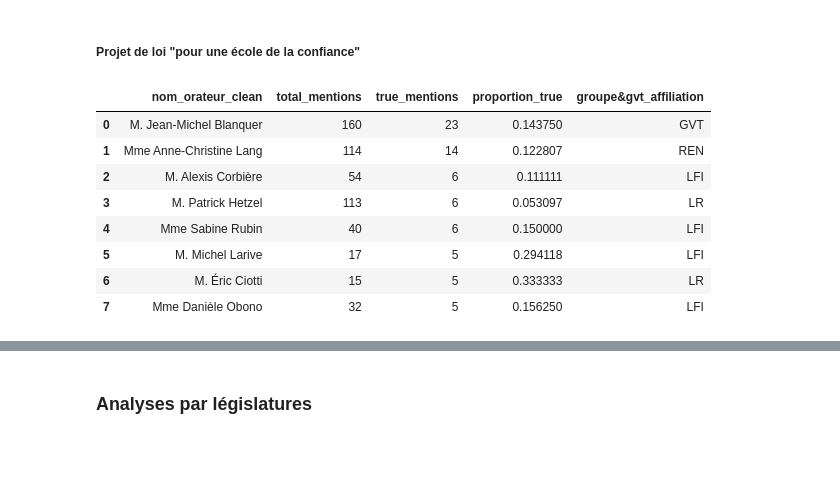
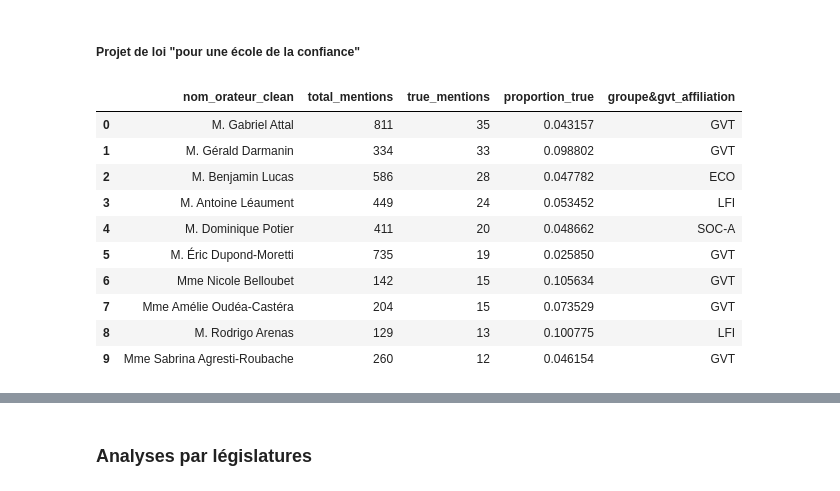
Before and after one commit to leomignot/republique-cest-quoi, a Jupyter notebook: exploration/Analyses.ipynb, the cells around one changed output, grey strips where cells are left out. Drawn from its saved outputs; the diff is of its cells as text; code cells hidden in the pictures; blank space fills up the shorter version.

```diff
--- a/exploration/Analyses.ipynb
+++ b/exploration/Analyses.ipynb
@@ -2642,9 +2674,9 @@ def diachronique_séquences_personnel(
     fig.update_layout(
         title=titre if titre else titre_defaut,
         xaxis=dict(title="Personnel politique"),
-        yaxis=dict(title="Occurrences absolues", showgrid=False),
+        yaxis=dict(title="Valeurs absolues", showgrid=False),
         yaxis2=dict(
-            title="Proportion (%)",
+            title="Proportion en %",
             overlaying="y",
             side="right",
             showgrid=False
@@ -2743,21 +2732,23 @@ diachronique_séquences_personnel(
 ##### Projet de loi "pour une école de la confiance"
 # %%
 diachronique_séquences_personnel(
-    df_regroup,
+    df,
     couleurs_groupes=couleurs_groupes,
-    date_debut="2019-02-11", date_fin="2019-02-19",
+    date_debut="2024-01-09", date_fin="2024-09-05",
     periode="intervalle",
     seuil_min_true=5,
     top_n=10,
-    titre="Personnel mobilisant le plus la FDM de la 'République' lors de la discussion « pour une école de la confiance »"
+    titre="Personnel mobilisant le plus la famille de mot 'République' lors du Gouvernement Attal (A)"
 )
 # %% [output]
 |  | nom_orateur_clean | total_mentions | true_mentions | proportion_true | groupe&gvt_affiliation |
-| 0 | M. Jean-Michel Blanquer | 160 | 23 | 0.143750 | GVT |
-| 1 | Mme Anne-Christine Lang | 114 | 14 | 0.122807 | REN |
-| 2 | M. Alexis Corbière | 54 | 6 | 0.111111 | LFI |
-| 3 | M. Patrick Hetzel | 113 | 6 | 0.053097 | LR |
-| 4 | Mme Sabine Rubin | 40 | 6 | 0.150000 | LFI |
-| 5 | M. Michel Larive | 17 | 5 | 0.294118 | LFI |
-| 6 | M. Éric Ciotti | 15 | 5 | 0.333333 | LR |
-| 7 | Mme Danièle Obono | 32 | 5 | 0.156250 | LFI |
+| 0 | M. Gabriel Attal | 811 | 35 | 0.043157 | GVT |
+| 1 | M. Gérald Darmanin | 334 | 33 | 0.098802 | GVT |
+| 2 | M. Benjamin Lucas | 586 | 28 | 0.047782 | ECO |
+| 3 | M. Antoine Léaument | 449 | 24 | 0.053452 | LFI |
+| 4 | M. Dominique Potier | 411 | 20 | 0.048662 | SOC-A |
+| 5 | M. Éric Dupond-Moretti | 735 | 19 | 0.025850 | GVT |
+| 6 | Mme Nicole Belloubet | 142 | 15 | 0.105634 | GVT |
+| 7 | Mme Amélie Oudéa-Castéra | 204 | 15 | 0.073529 | GVT |
+| 8 | M. Rodrigo Arenas | 129 | 13 | 0.100775 | LFI |
+| 9 | Mme Sabrina Agresti-Roubache | 260 | 12 | 0.046154 | GVT |
```
Also changed, not shown: parts of 23 cells of this notebook.
